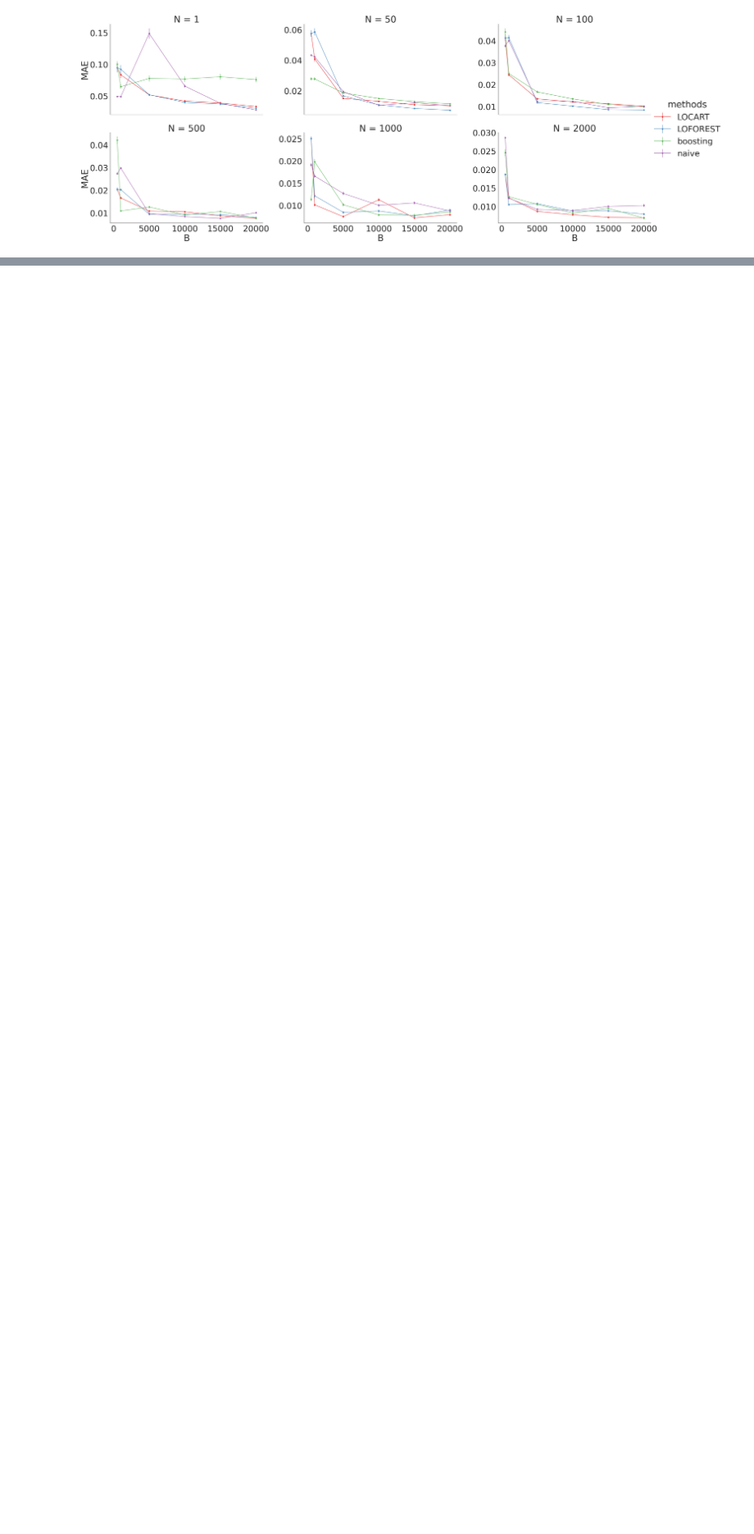
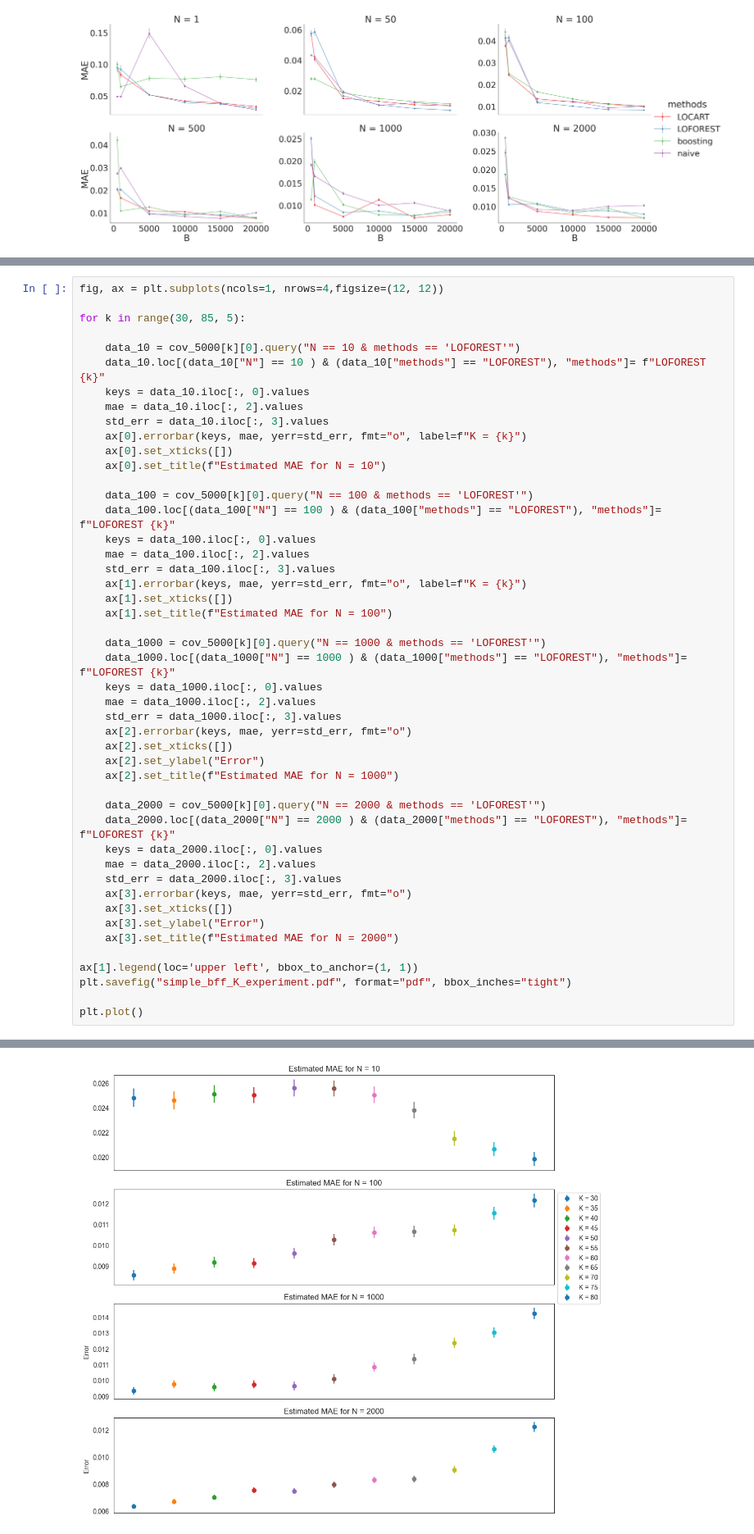
Before and after one commit to Monoxido45/CSI, a Jupyter notebook: experiments/simple_bff.ipynb, the cells around one changed output, grey strips where cells are left out. Shown at 82% size. Cells and saved outputs as stored; diff of their text form; blank space fills up the shorter version.

Commit message:
experiment varying K

```diff
--- a/experiments/simple_bff.ipynb
+++ b/experiments/simple_bff.ipynb
@@ -540,0 +578,48 @@ plt.show()
+# %%
+fig, ax = plt.subplots(ncols=1, nrows=4,figsize=(12, 12))
+
+for k in range(30, 85, 5):
+
+    data_10 = cov_5000[k][0].query("N == 10 & methods == 'LOFOREST'")
+    data_10.loc[(data_10["N"] == 10 ) & (data_10["methods"] == "LOFOREST"), "methods"]= f"LOFOREST {k}"
+    keys = data_10.iloc[:, 0].values
+    mae = data_10.iloc[:, 2].values
+    std_err = data_10.iloc[:, 3].values
+    ax[0].errorbar(keys, mae, yerr=std_err, fmt="o", label=f"K = {k}")
+    ax[0].set_xticks([])
+    ax[0].set_title(f"Estimated MAE for N = 10")
+
+    data_100 = cov_5000[k][0].query("N == 100 & methods == 'LOFOREST'")
+    data_100.loc[(data_100["N"] == 100 ) & (data_100["methods"] == "LOFOREST"), "methods"]= f"LOFOREST {k}"
+    keys = data_100.iloc[:, 0].values
+    mae = data_100.iloc[:, 2].values
+    std_err = data_100.iloc[:, 3].values
+    ax[1].errorbar(keys, mae, yerr=std_err, fmt="o", label=f"K = {k}")
+    ax[1].set_xticks([])
+    ax[1].set_title(f"Estimated MAE for N = 100")
+
+    data_1000 = cov_5000[k][0].query("N == 1000 & methods == 'LOFOREST'")
+    data_1000.loc[(data_1000["N"] == 1000 ) & (data_1000["methods"] == "LOFOREST"), "methods"]= f"LOFOREST {k}"
+    keys = data_1000.iloc[:, 0].values
+    mae = data_1000.iloc[:, 2].values
+    std_err = data_1000.iloc[:, 3].values
+    ax[2].errorbar(keys, mae, yerr=std_err, fmt="o")
+    ax[2].set_xticks([])
+    ax[2].set_ylabel("Error")
+    ax[2].set_title(f"Estimated MAE for N = 1000")
+
+    data_2000 = cov_5000[k][0].query("N == 2000 & methods == 'LOFOREST'")
+    data_2000.loc[(data_2000["N"] == 2000 ) & (data_2000["methods"] == "LOFOREST"), "methods"]= f"LOFOREST {k}"
+    keys = data_2000.iloc[:, 0].values
+    mae = data_2000.iloc[:, 2].values
+    std_err = data_2000.iloc[:, 3].values
+    ax[3].errorbar(keys, mae, yerr=std_err, fmt="o")
+    ax[3].set_xticks([])
+    ax[3].set_ylabel("Error")
+    ax[3].set_title(f"Estimated MAE for N = 2000")
+
+ax[1].legend(loc='upper left', bbox_to_anchor=(1, 1))
+plt.savefig("simple_bff_K_experiment.pdf", format="pdf", bbox_inches="tight")
+
+plt.plot()
+# %% [output]
@@ -540,0 +627 @@ plt.show()
+[figure, added]
```
Also changed, not shown: parts of 3 cells of this notebook, 3 other files.
